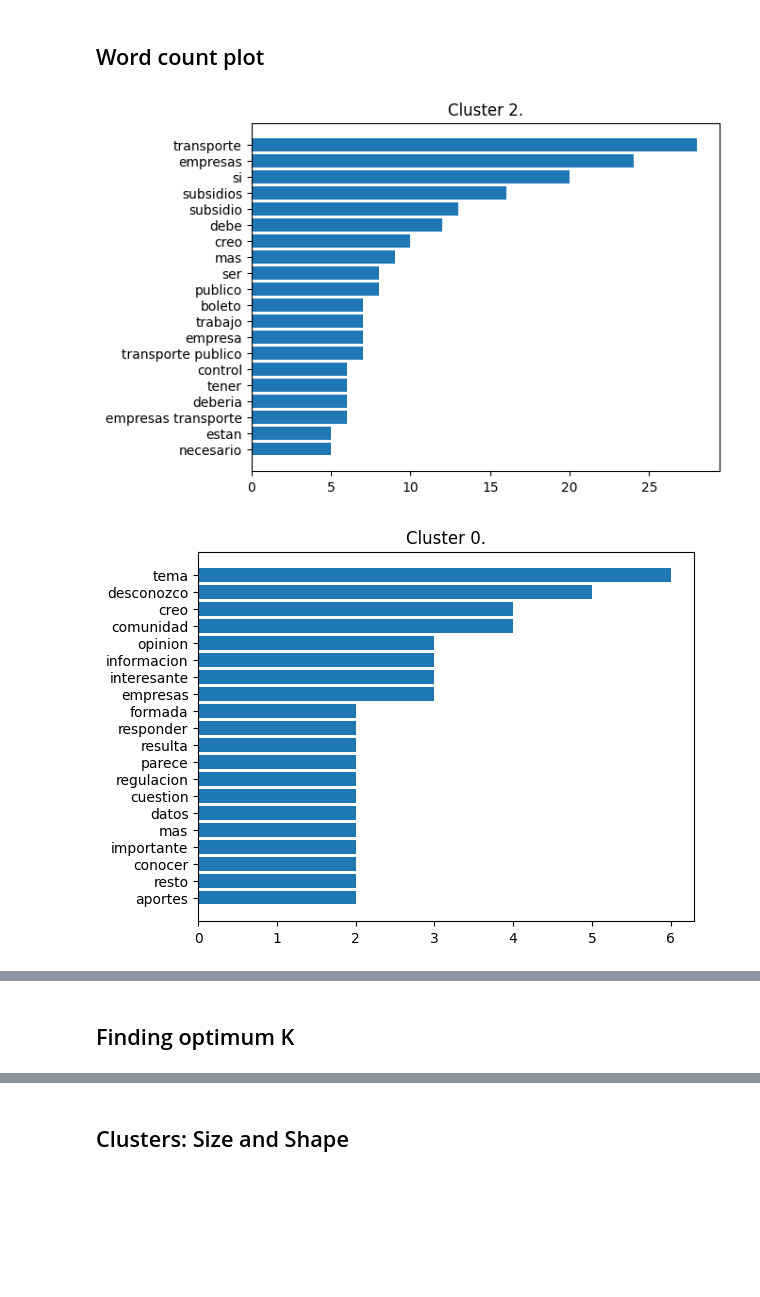
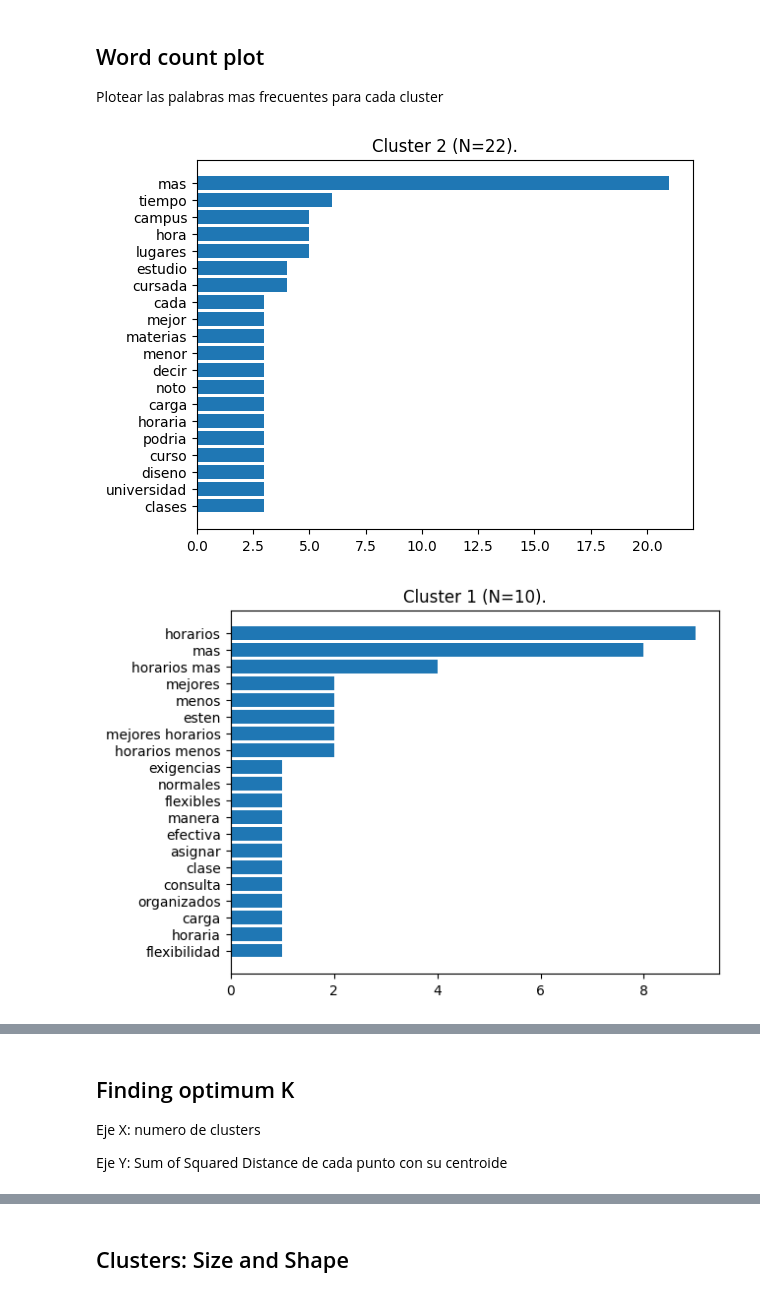
Before and after one commit to felipeaguirre66/PoliticsNLP, a Jupyter notebook: Summarization/summarization.ipynb, the cells around one changed output, grey strips where cells are left out. Cells and saved outputs as stored; diff of their text form; code cells hidden in the pictures; blank space fills up the shorter version.

```diff
--- a/Summarization/summarization.ipynb
+++ b/Summarization/summarization.ipynb
@@ -63,7 +48,7 @@ Desafio 18:
 from MyModule.SummarizationFunctions import MostRepresentativeDocs
 
 pp_object = Preprocess(lemma=False)
-mrd = MostRepresentativeDocs()
+mrd = MostRepresentativeDocs(cluster_algorithm='kmeans', min_cluster_size=5, min_samples=15)
 # %%
 all_res = {}
 for des in df['desafio'].unique():
@@ -73,12 +78,14 @@ for des in df['desafio'].unique():
 # %% [markdown]
 ## Word count plot
+
+Plotear las palabras mas frecuentes para cada cluster
 # %%
-data = df[df['desafio']=='16']['texto'].values
+data = df[df['desafio']=='17']['texto'].values
 # %%
 pp_object_transformers = Preprocess(lemma=False, stopwords=False, alphanumeric=False, join=False)
 pp_object_word_count = Preprocess(lemma=False)
 
-mrd.plot_word_counts(data, 4, pp_object_transformers=pp_object_transformers, pp_object_word_count=pp_object_word_count)
+mrd.plot_word_counts(data, n_clusters=5, pp_object_transformers=pp_object_transformers, pp_object_word_count=pp_object_word_count)
 # %% [output]
-[figure, old version]
+[figure, new version]
-[figure, old version]
+[figure, new version]
@@ -87,3 +95,6 @@ mrd.plot_word_counts(data, 4, pp_object_transformers=pp_object_transformers, pp_
-# %% [markdown]
-## Finding optimum K
+# %% [markdown]
+## Finding optimum K
+Eje X: numero de clusters
+
+Eje Y: Sum of Squared Distance de cada punto con su centroide
 # %%
```
Also changed, not shown: parts of 30 cells of this notebook, 1 other file.
